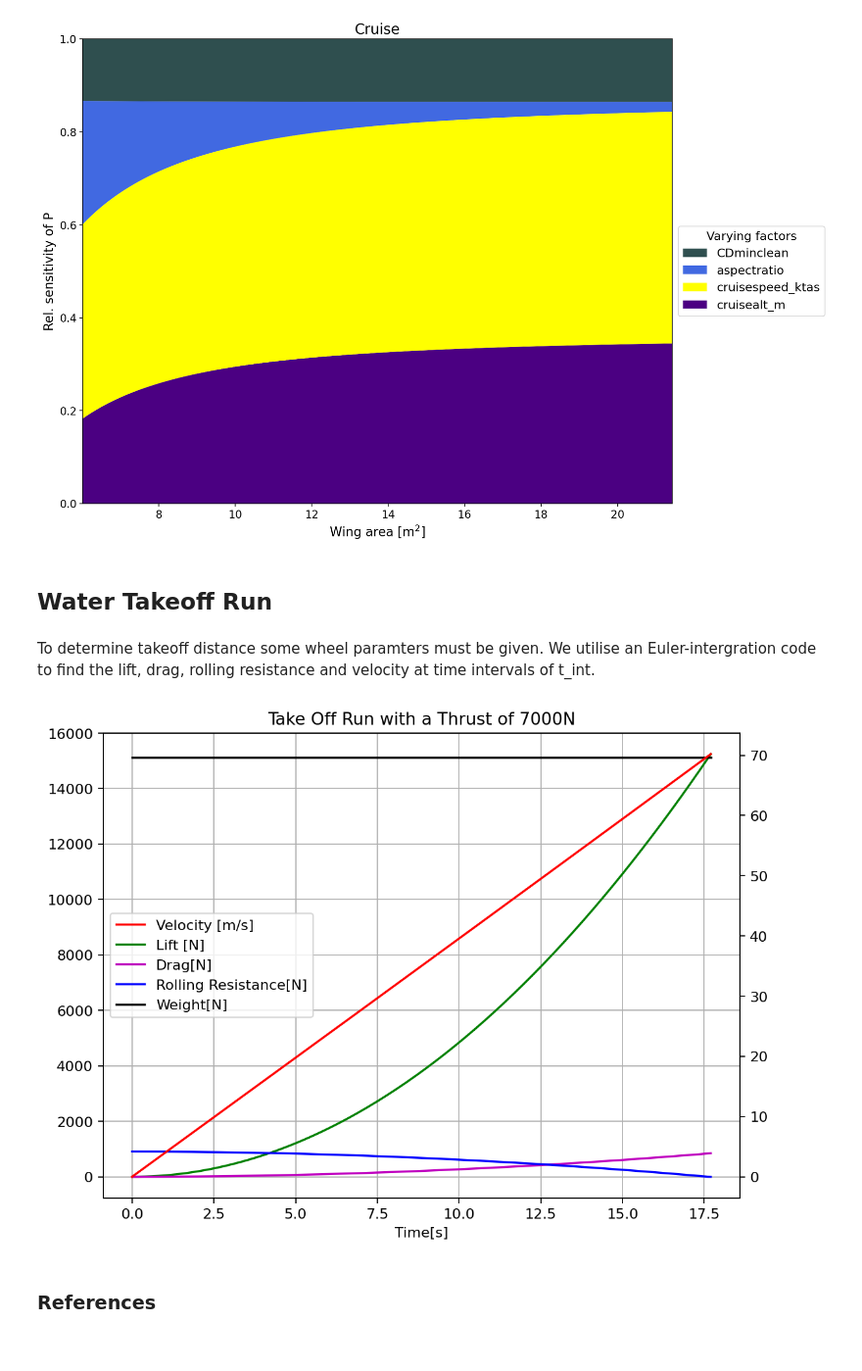
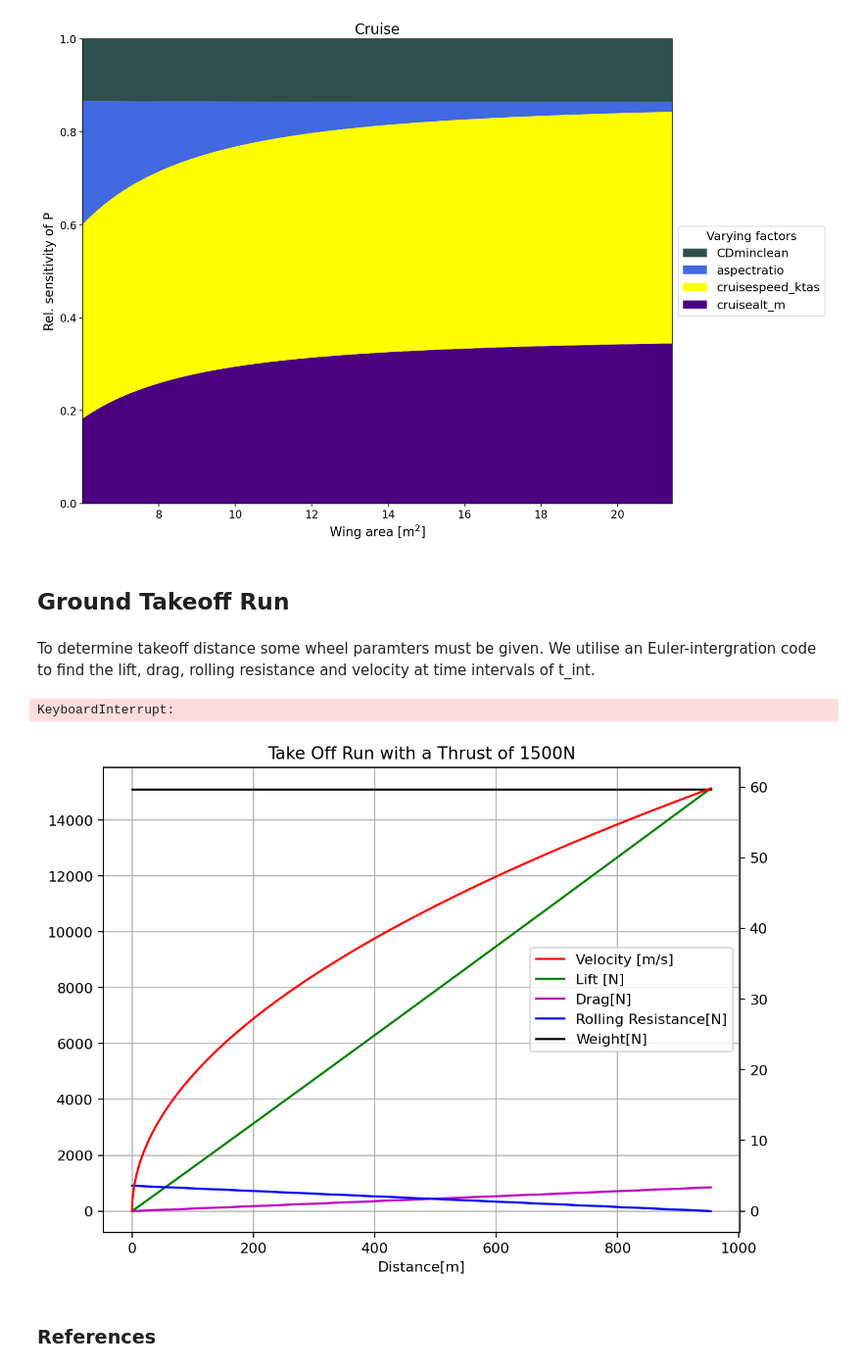
Before and after one commit to Zach10a/ADRpy, a Jupyter notebook: docs/ADRpy/notebooks/Constraint analysis of a single engine piston prop.ipynb, the cells around one changed output. Shown at 98% size. Saved outputs shown, nothing was run; the diff lists cells and outputs as text; code cells hidden in the pictures.

```diff
--- a/docs/ADRpy/notebooks/Constraint analysis of a single engine piston prop.ipynb
+++ b/docs/ADRpy/notebooks/Constraint analysis of a single engine piston prop.ipynb
@@ -173,18 +173,19 @@ concept.propulsionsensitivity_monothetic(wingloading_pa=wslist_pa, show='cruise'
 # %% [output]
 [figure]
 # %% [markdown]
-## Water Takeoff Run
+## Ground Takeoff Run
 # %% [markdown]
 To determine takeoff distance some wheel paramters must be given. We utilise an Euler-intergration code to
 find the lift, drag, rolling resistance and velocity at time intervals of t_int.
 # %%
 num_wheels = 3
-w_area = 10
-Thrust = 7000
+w_area = 14
+Thrust = 1500
+T2W = 0.25
 t_int = 0.1
 # %%
 plane = tr.Ground(TOW_kg, w_area, num_wheels, concept)
-ground_to = plane.TakeOffRun(t_int, Thrust)
+ground_to = plane.TakeOffRun(t_int, T2W)
 fig, ax1 = plt.subplots()
 ax2 = ax1.twinx()
 lns1 = ax2.plot(ground_to['time'], ground_to['velocity'],'r', label='Velocity [m/s]',)
@@ -200,7 +201,24 @@ ax1.grid()
 ax1.set_title('Take Off Run with a Thrust of ' + str(Thrust) + 'N')
 plt.show()
 # %% [output]
-[figure, removed]
+KeyboardInterrupt:
+# %%
+fig1d, ax1d = plt.subplots()
+ax2d = ax1d.twinx()
+lns1 = ax2d.plot(ground_to['distance'], ground_to['velocity'],'r', label='Velocity [m/s]',)
+lns2 = ax1d.plot(ground_to['distance'], ground_to['lift'],'g', label='Lift [N]')
+lns3 = ax1d.plot(ground_to['distance'], ground_to['drag'],'m', label='Drag[N]')
+lns4 = ax1d.plot(ground_to['distance'], ground_to['resistance'],'b', label='Rolling Resistance[N]')
+lns5 = ax1d.plot(ground_to['distance'], ground_to['weight'],'k', label='Weight[N]')
+lns = lns1+lns2+lns3+lns4+lns5
+labs = [l.get_label() for l in lns]
+ax1d.legend(lns,labs,loc=0)
+ax1d.set_xlabel('Distance[m]')
+ax1d.grid()
+ax1d.set_title('Take Off Run with a Thrust of ' + str(Thrust) + 'N')
+plt.show()
+# %% [output]
+[figure, added]
 # %% [markdown]
 ### References
 # %% [markdown]
```
Also changed, not shown: parts of 1 cell of this notebook, 1 other file.
